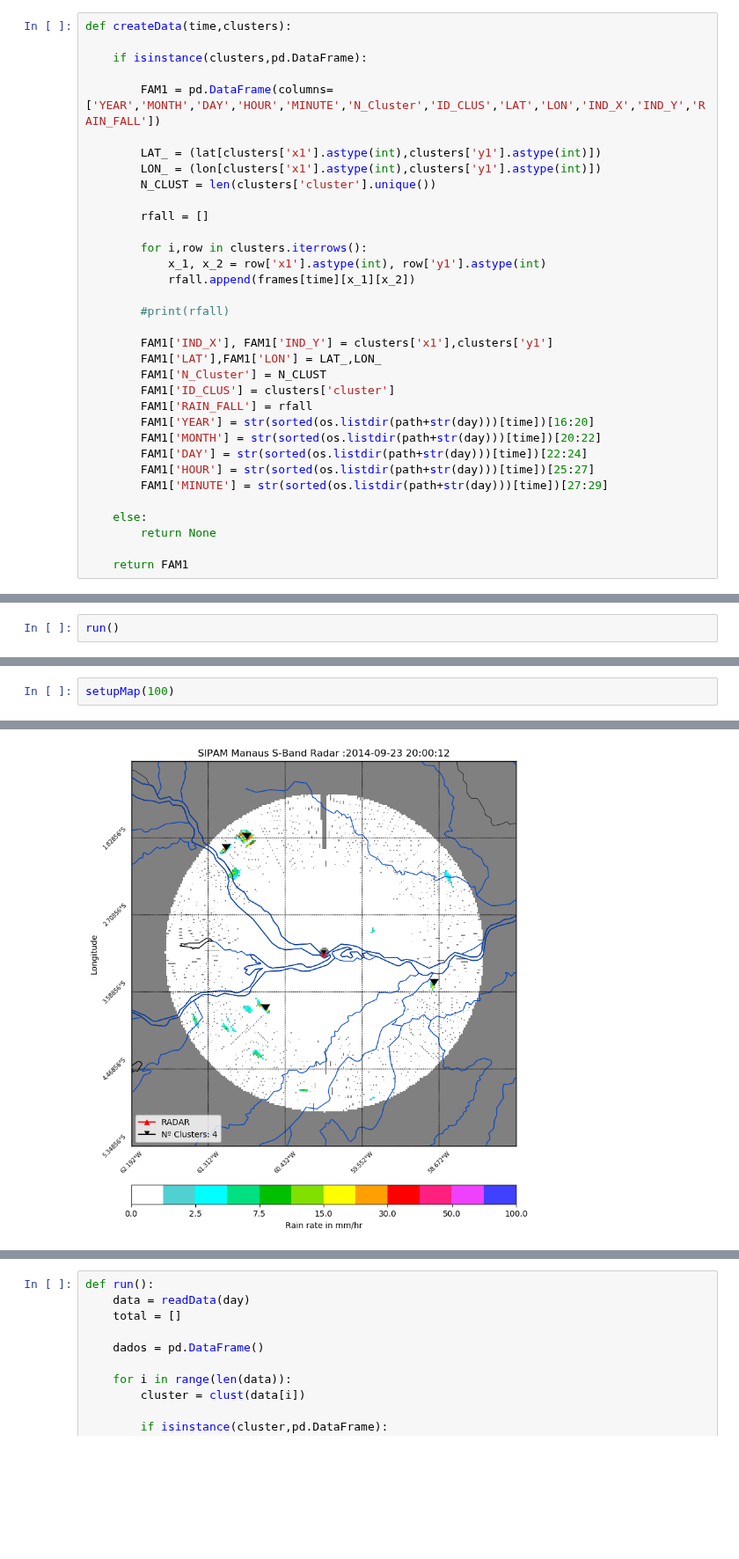
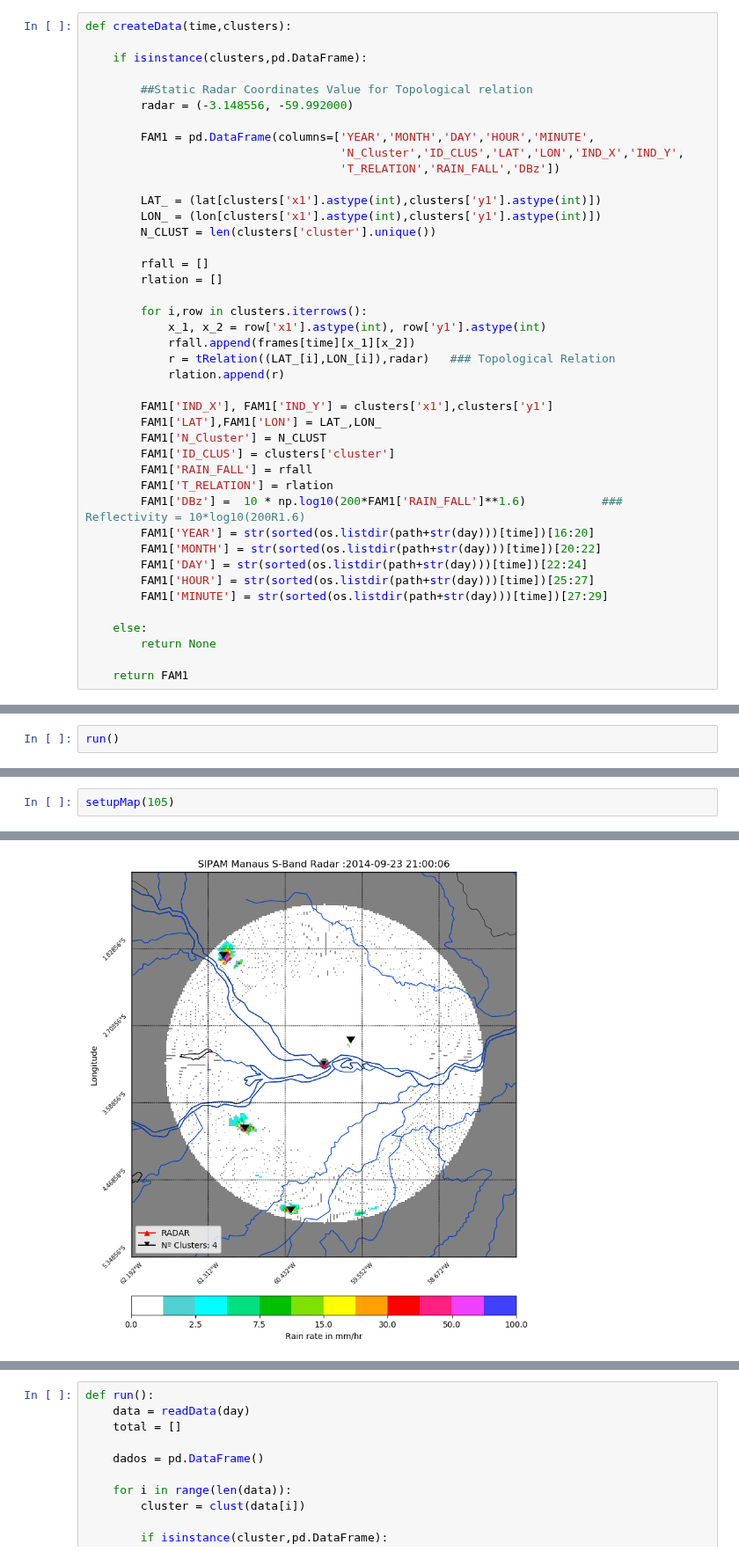
Before and after one commit to helvecioneto/CAP-394, a Jupyter notebook: 01-EDA.ipynb, the cells around one changed output, grey strips where cells are left out. Shown at 88% size. Drawn from its saved outputs; the diff is of its cells as text; blank space fills up the shorter version.

Commit message:
Topological Relation / DBZ Calc

```diff
--- a/01-EDA.ipynb
+++ b/01-EDA.ipynb
@@ -262,25 +262,33 @@ def createData(time,clusters):
 
     if isinstance(clusters,pd.DataFrame):
 
-        FAM1 = pd.DataFrame(columns=['YEAR','MONTH','DAY','HOUR','MINUTE','N_Cluster','ID_CLUS','LAT','LON','IND_X','IND_Y','RAIN_FALL'])
+        ##Static Radar Coordinates Value for Topological relation
+        radar = (-3.148556, -59.992000)
+
+        FAM1 = pd.DataFrame(columns=['YEAR','MONTH','DAY','HOUR','MINUTE',
+                                     'N_Cluster','ID_CLUS','LAT','LON','IND_X','IND_Y',
+                                     'T_RELATION','RAIN_FALL','DBz'])
 
         LAT_ = (lat[clusters['x1'].astype(int),clusters['y1'].astype(int)])
         LON_ = (lon[clusters['x1'].astype(int),clusters['y1'].astype(int)])
         N_CLUST = len(clusters['cluster'].unique())
 
         rfall = []
+        rlation = []
 
         for i,row in clusters.iterrows():
             x_1, x_2 = row['x1'].astype(int), row['y1'].astype(int)
             rfall.append(frames[time][x_1][x_2])
-
-        #print(rfall)
+            r = tRelation((LAT_[i],LON_[i]),radar)   ### Topological Relation
+            rlation.append(r)
 
         FAM1['IND_X'], FAM1['IND_Y'] = clusters['x1'],clusters['y1']
         FAM1['LAT'],FAM1['LON'] = LAT_,LON_
         FAM1['N_Cluster'] = N_CLUST
         FAM1['ID_CLUS'] = clusters['cluster']
         FAM1['RAIN_FALL'] = rfall
+        FAM1['T_RELATION'] = rlation
+        FAM1['DBz'] =  10 * np.log10(200*FAM1['RAIN_FALL']**1.6)           ### Reflectivity = 10*log10(200R1.6)
         FAM1['YEAR'] = str(sorted(os.listdir(path+str(day)))[time])[16:20]
         FAM1['MONTH'] = str(sorted(os.listdir(path+str(day)))[time])[20:22]
         FAM1['DAY'] = str(sorted(os.listdir(path+str(day)))[time])[22:24]
@@ -461,3 +538,3 @@ def setupMap(frame):
 # %%
-setupMap(100)
+setupMap(105)
 # %% [output]
@@ -464,4 +545,4 @@ setupMap(100)
-[figure, old version]
+[figure, new version]
 # %%
 setupMap(102)
 # %% [output]
```
Also changed, not shown: parts of 8 cells of this notebook, 11 other files.
